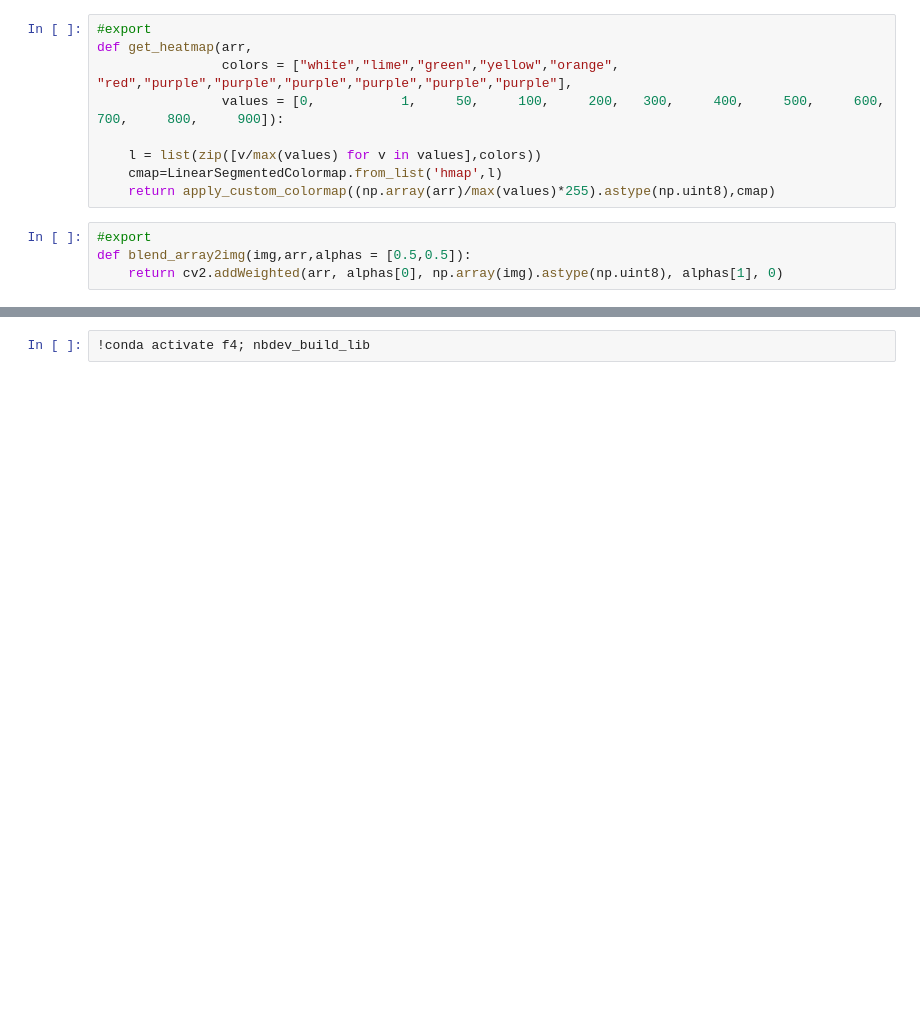
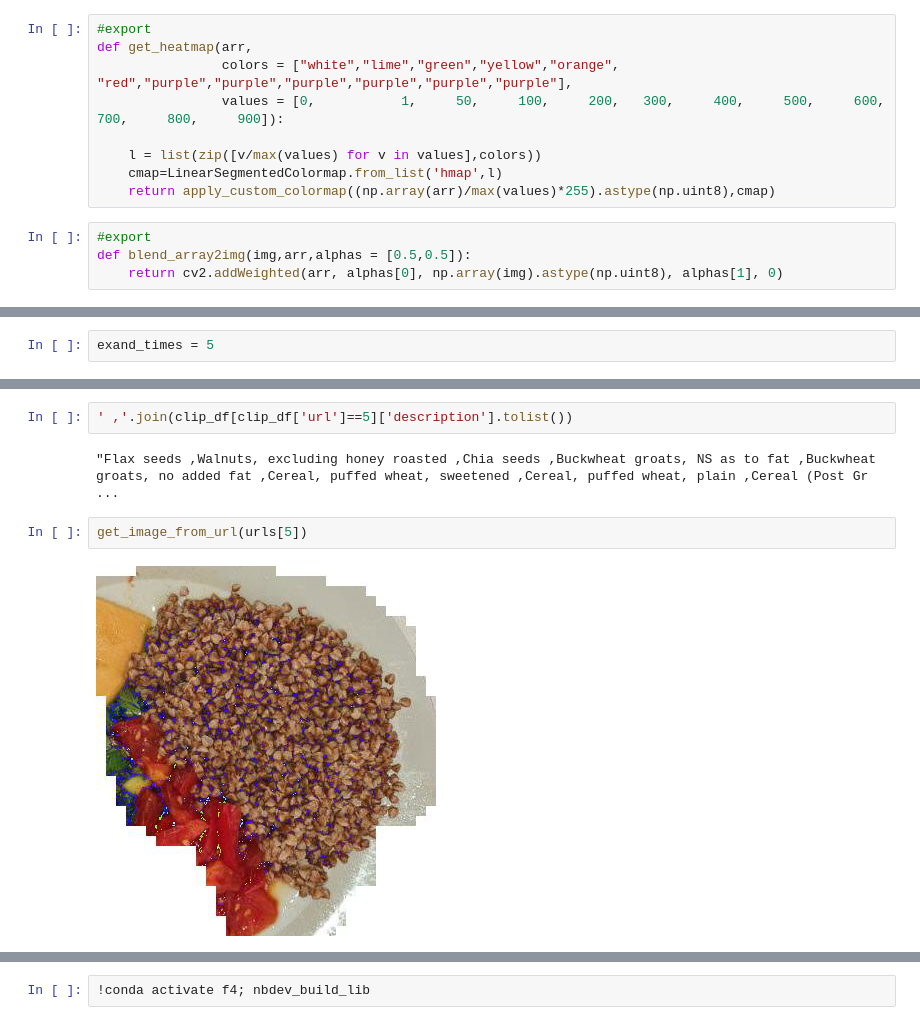
Before and after one commit to DmitriyG228/food, a Jupyter notebook: 00_nbs/01_search.ipynb, the cells around one changed output, grey strips where cells are left out. Drawn from its saved outputs; the diff is of its cells as text; blank space fills up the shorter version.

```diff
--- a/00_nbs/01_search.ipynb
+++ b/00_nbs/01_search.ipynb
@@ -160 +192,3 @@ def search(url):
+# %%
+exand_times = 5
 # %%
@@ -258,0 +338,8 @@ url
+# %%
+' ,'.join(clip_df[clip_df['url']==5]['description'].tolist())
+# %% [output]
+"Flax seeds ,Walnuts, excluding honey roasted ,Chia seeds ,Buckwheat groats, NS as to fat ,Buckwheat groats, no added fat ,Cereal, puffed wheat, sweetened ,Cereal, puffed wheat, plain ,Cereal (Post Gr ...
+# %%
+get_image_from_url(urls[5])
+# %% [output]
+[figure, added]
```
Also changed, not shown: parts of 29 cells of this notebook.
